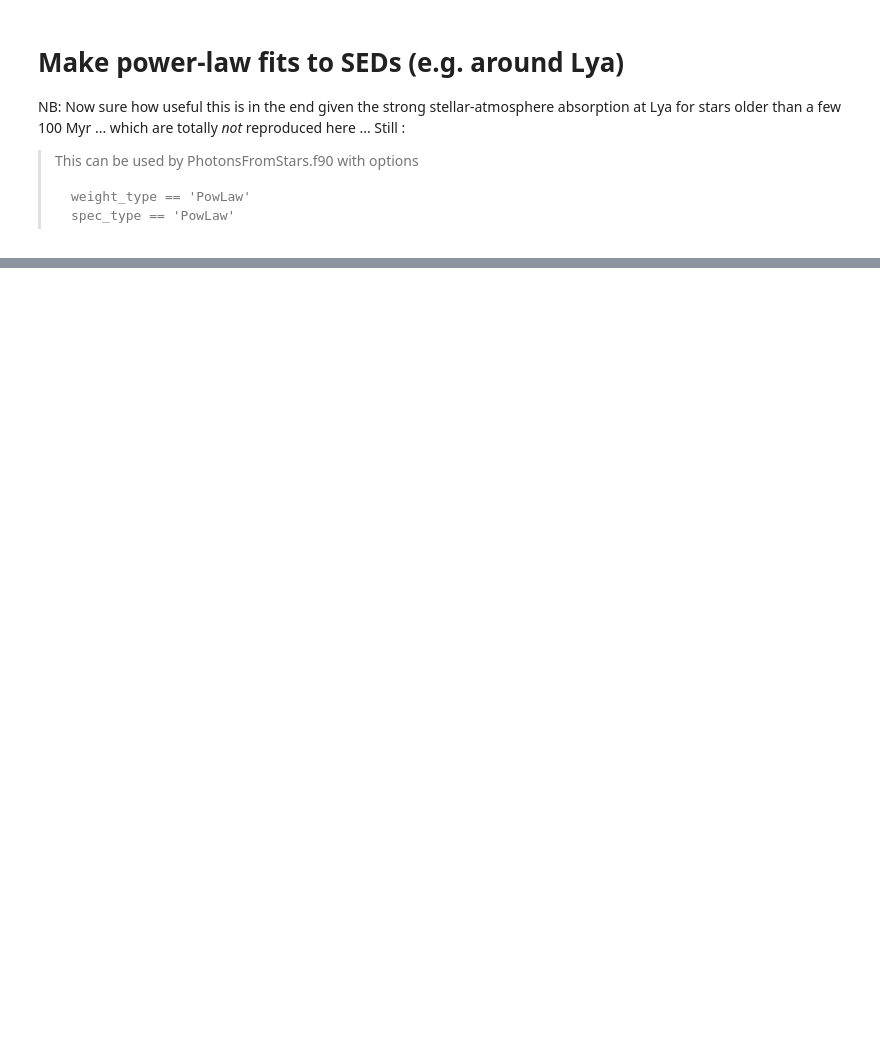
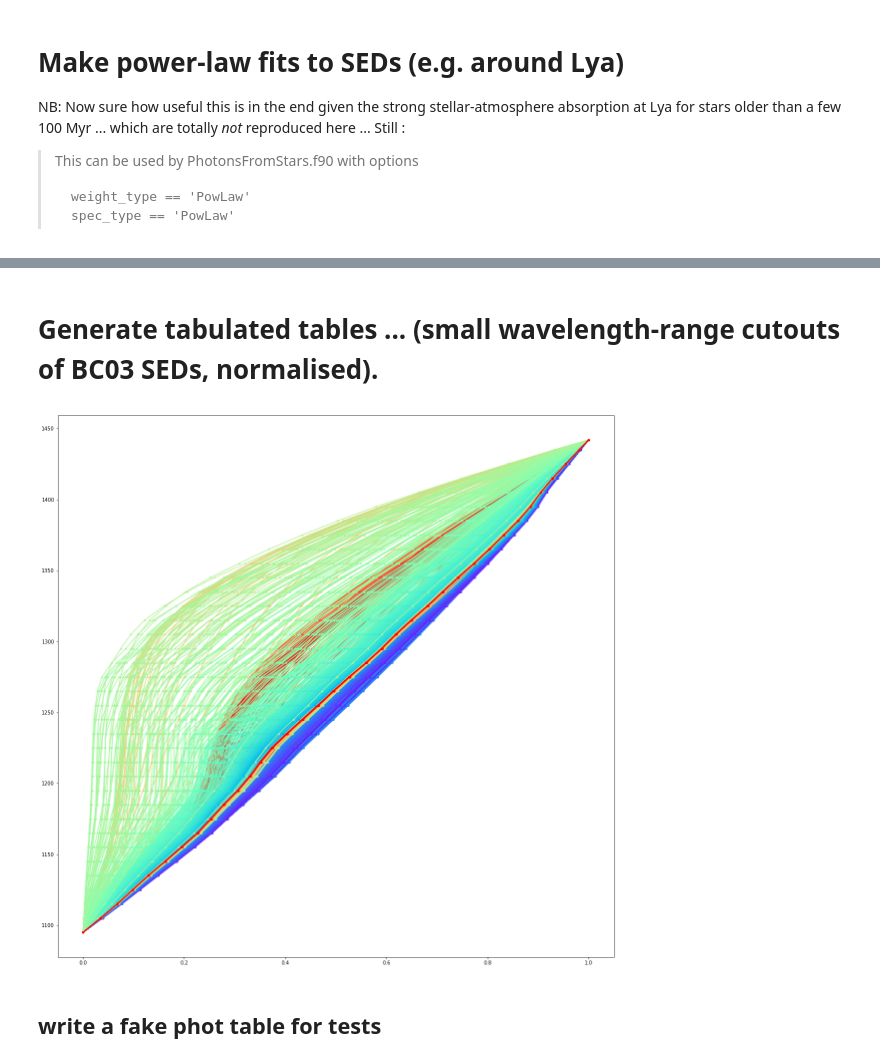
Before and after one commit to tgarel/RASCAS-idealised_models, a Jupyter notebook: py/PhotometryTables.ipynb, the cells around one changed output, grey strips where cells are left out. Drawn from its saved outputs; the diff is of its cells as text; code cells hidden in the pictures; blank space fills up the shorter version.

```diff
--- a/py/PhotometryTables.ipynb
+++ b/py/PhotometryTables.ipynb
@@ -232,0 +246,65 @@ plt.legend(loc='upper right')
+# %% [markdown]
+# Generate tabulated tables ... (small wavelength-range cutouts of BC03 SEDs, normalised).
+# %%
+# set wavelength range
+llow = 1100  # min wavelength
+lup  = 1450  # max wavelength
+ilow = np.where(abs(ssp['lambdaBins']-llow) == min(abs(ssp['lambdaBins']-llow)))[0][0]
+iup  = np.where(abs(ssp['lambdaBins']-lup) == min(abs(ssp['lambdaBins']-lup)))[0][0]
+flux = ssp['spectra'][ilow:iup,:,:] * Lsun_cgs # [erg/s/Msun/A]
+lbda = ssp['lambdaBins'][ilow:iup]  # [A]
+
+# save these to some ascii file
+f = open('TabulatedContLya.txt','w')
+f.write("# Tabulated SEDs, from %f to %f A, taken from BC03.  \n"%(llow,lup))
+f.write("# First line is nages and nmets. Then come ages [Myr], then metallicities [absolute] (lines 2 and 3). \n")
+f.write("# Line 4 is nbins. Following lines give nb of photons [#/s], lambda(x) with x regularly binned (nbins) in [0,1] (one line per age and metallicity). \n")
+nage = len(ssp['ageBins'])
+nmet = len(ssp['ZBins'])
+f.write("%i %i \n"%(nage,nmet))
+for iage in range(nage): f.write("%.8e "%(ssp['ageBins'][iage]*1e-6))
+f.write("\n")
+for imet in range(nmet): f.write("%.8e "%(ssp['ZBins'][imet]))
+f.write("\n")
+
+# binning for the reciprocal of P(<lambda)
+ngood = 10*len(lbda)
+f.write("%i \n"%(ngood))
+
+# compute normalisation of each SED (nb of photons emitted in wavelength range)
+plt.figure(figsize=(20,20))
+import matplotlib.cm as cm
+colors = cm.rainbow(np.linspace(0, 1, 221))
+for imet in range(nmet):
+    for iage in range(nage):
+        fl    = np.ravel(flux[:,iage,imet])  # [erg/s/A/Msun]
+        fl    = fl * lbda * 1.0e-8 / lya.h_cgs / (lya.clight) # [#/s/A/Msun]
+        nphot = np.trapz(fl,lbda) # [#/s/Msun]
+        f.write("%.8e "%(nphot))
+        # cumulative proba distribution of photons... (P(<lambda))
+        p = [0]
+        l = [lbda[0]]
+        pp = 0.
+        for i in np.arange(1,len(lbda)):
+            pp = pp + 0.5*(fl[i-1]+fl[i])*(lbda[i]-lbda[i-1])
+            p.append(pp)
+            l.append(lbda[i])
+
+        if abs((pp-nphot)/nphot) > 1e-15: print 'oh no'
+
+        x = np.ravel(l)
+        y = np.ravel(p/max(p))
+        plt.plot(y,x,'.',color=colors[iage])
+        # rebin regularly in y with high enough sampling to get accidental features ...
+        ygood = np.linspace(0,1,ngood)
+        xgood = np.interp(ygood,y,x)
+        plt.plot(ygood,xgood,color=colors[iage])
+
+        for xg in xgood: f.write("%.8e "%(xg))
+        f.write("\n")
+
+f.close()
+# %% [output]
+[figure, added]
+# %% [markdown]
+## write a fake phot table for tests
```
Also changed, not shown: parts of 5 cells of this notebook, 8 other files.
